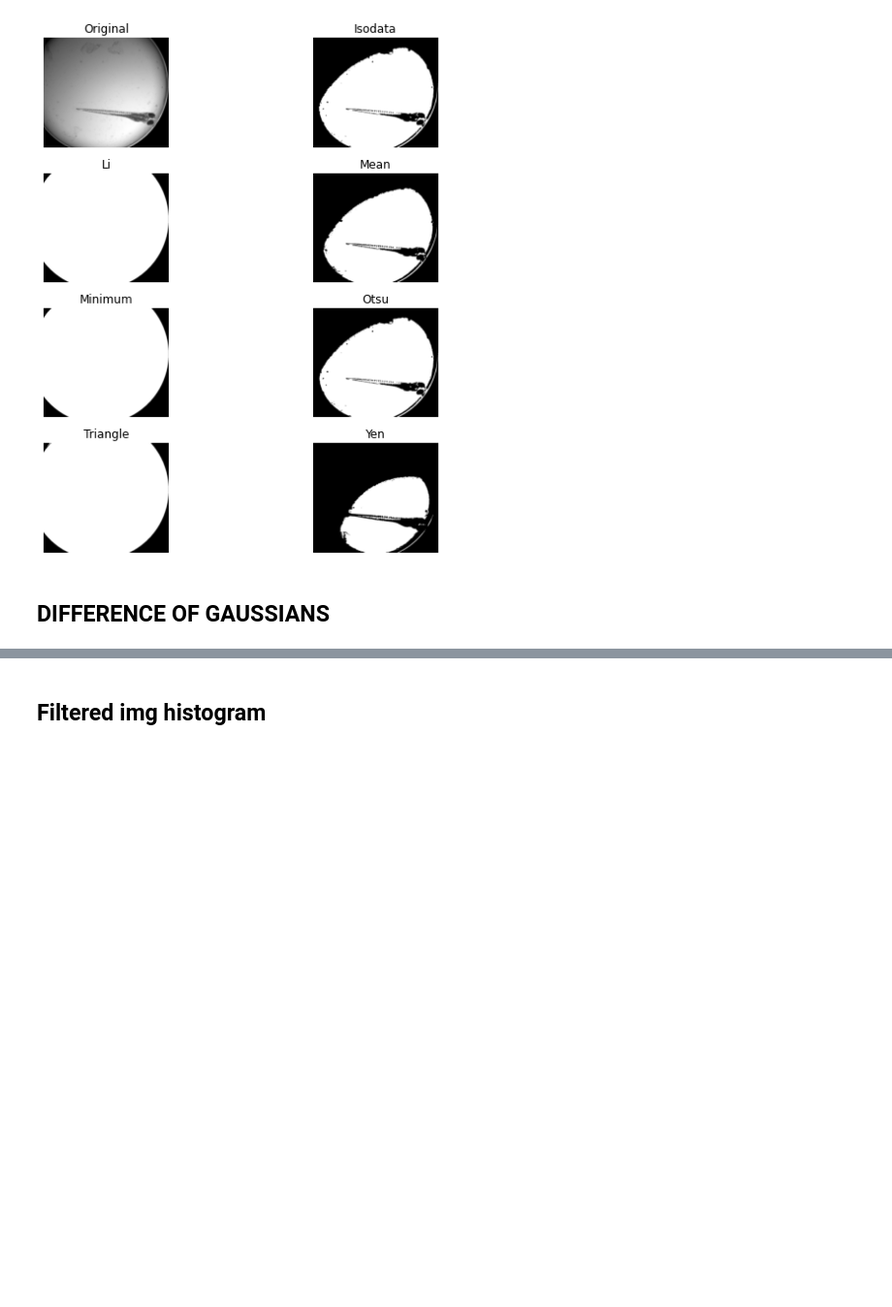
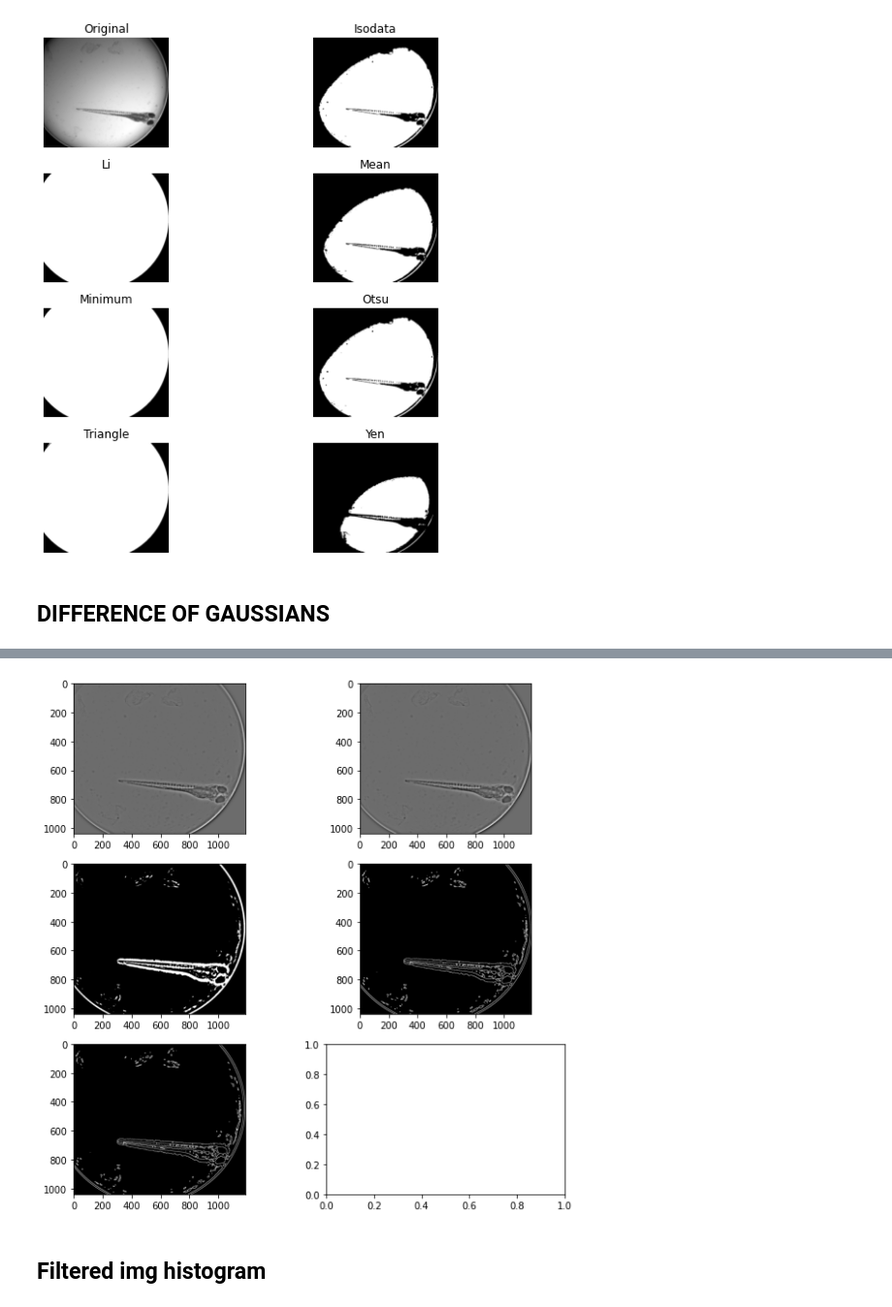
Before and after one commit to gimesia/zebrafisher, a Jupyter notebook: __docs/__notebooks/segm.ipynb, the cells around one changed output, grey strips where cells are left out. Shown at 97% size. Drawn from its saved outputs; the diff is of its cells as text; code cells hidden in the pictures; blank space fills up the shorter version.

```diff
--- a/__docs/__notebooks/segm.ipynb
+++ b/__docs/__notebooks/segm.ipynb
@@ -78,3 +83,33 @@ plt.show()
+# %%
+from src.filters.local_range_filter import range_filter
+
+fig, ax = plt.subplots(nrows=3, ncols=2, figsize=(10, 10))
+ax[0, 0].imshow(filtered_image, 'gray')
+
+norm = cv.normalize(filtered_image, None, alpha=0, beta=255, norm_type=cv.NORM_MINMAX)
+ax[0, 1].imshow(norm, 'gray')
+
+triangle = filters.threshold_triangle(norm)
+th = norm > triangle
+ax[1, 0].imshow(th, 'gray')
+
+str_elem3 = morphology.square(3)
+
+eroded = morphology.erosion(th, str_elem3)
+dilated = morphology.dilation(th, str_elem3)
+range_filter = eroded ^ dilated
+triangle = filters.threshold_triangle(norm)
+ax[1, 1].imshow(range_filter, 'gray')
+
+ax[2, 0].imshow(range_filter, 'gray')
+
+
+ax[2, 0].imshow(range_filter, 'gray')
+
+
+plt.show()
+# %% [output]
+[figure, added]
 # %% [markdown]
 ## Filtered img histogram
 # %%
```
Also changed, not shown: parts of 12 cells of this notebook, 3 other files.
